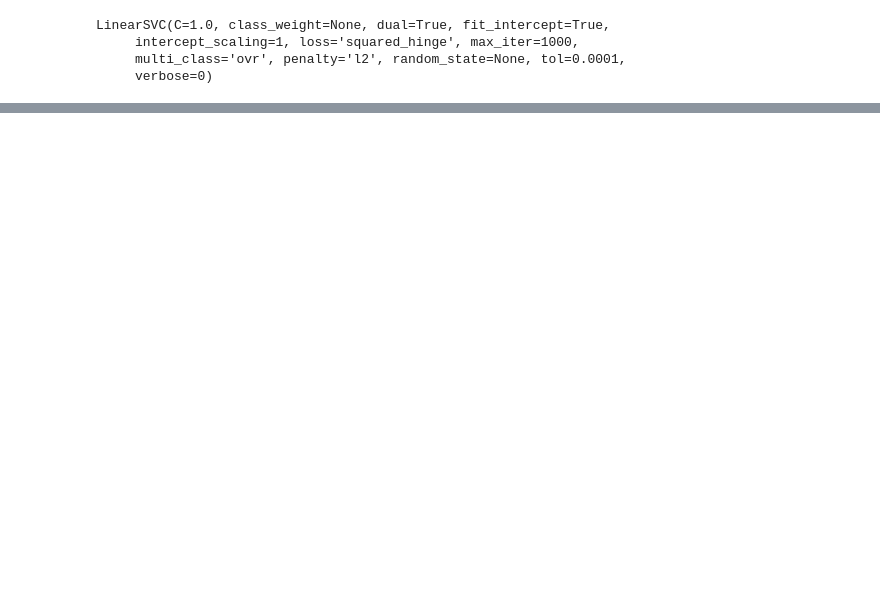
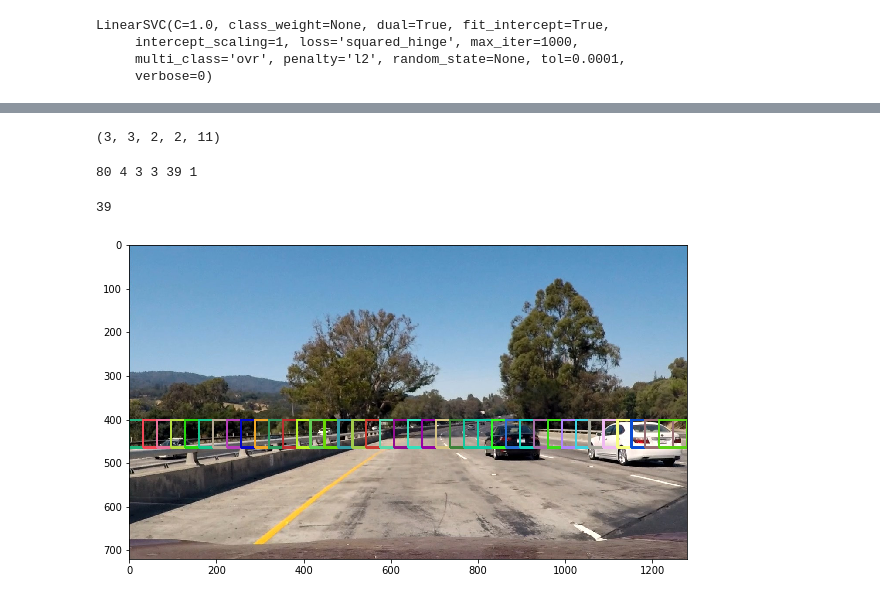
Before and after one commit to lmtoan/sdc-car-detection, a Jupyter notebook: Draft-4-4.ipynb, the cells around one changed output, grey strips where cells are left out. Saved outputs shown, nothing was run; the diff lists cells and outputs as text; code cells hidden in the pictures; blank space fills up the shorter version.

```diff
--- a/Draft-4-4.ipynb
+++ b/Draft-4-4.ipynb
@@ -210,0 +261,52 @@ f.shape
+# %%
+hog(cv2.cvtColor(cars[100], cv2.COLOR_RGB2YUV)[:, :, 1], orientations=11, pixels_per_cell=(16, 16), cells_per_block=(2, 2), feature_vector=False).shape
+# %% [output]
+(3, 3, 2, 2, 11)
+# %%
+ystart = 400
+ystop = 464
+
+sample = mpimg.imread("test_images/test1.jpg")
+sub_img = sample[ystart:ystop, :]
+sub_hog = hog(cv2.cvtColor(sub_img, cv2.COLOR_RGB2YUV)[:, :, 1], orientations=11, pixels_per_cell=(16, 16), cells_per_block=(2, 2), feature_vector=False)
+
+pix_per_cell = 16 # From the HOG extractor
+x_window, y_window = (64, 64)
+cells_per_step = 2 # Same step x and y
+
+nxcells = sub_img.shape[1] // pix_per_cell # = 80
+nycells = sub_img.shape[0] // pix_per_cell # = 45
+
+cells_per_x_window = x_window // pix_per_cell - 1 # = 3
+cells_per_y_window = y_window // pix_per_cell -1 # = 3
+
+nxwindows = (nxcells - cells_per_x_window) // cells_per_step + 1
+nywindows = (nycells - cells_per_y_window) // cells_per_step + 1
+
+print(nxcells, nycells, cells_per_x_window, cells_per_y_window, nxwindows, nywindows)
+
+debug = True
+
+rects = []
+
+for y_step in range(nywindows): # This is step number. Have to multiply it with cell_per_step to jump to the correct point.
+    for x_step in range(nxwindows):
+        y = y_step * cells_per_step
+        x = x_step * cells_per_step
+        feat = sub_hog[y:(y+cells_per_y_window), x:(x+cells_per_x_window), :, :, :]
+        rects.append(((x*pix_per_cell, y*pix_per_cell+ystart), (x*pix_per_cell+x_window, y*pix_per_cell+y_window+ystart)))
+# %% [output]
+80 4 3 3 39 1
+# %%
+drawn = sample.copy()
+for rect in rects:
+    color = (np.random.randint(0,255), np.random.randint(0,255), np.random.randint(0,255))
+    cv2.rectangle(drawn, rect[0], rect[1], color, 3)
+
+plt.figure(figsize=(10,10))
+plt.imshow(drawn)
+
+print(len(rects))
+# %% [output]
+39
+[figure, added]
```
Also changed, not shown: parts of 17 cells of this notebook.
